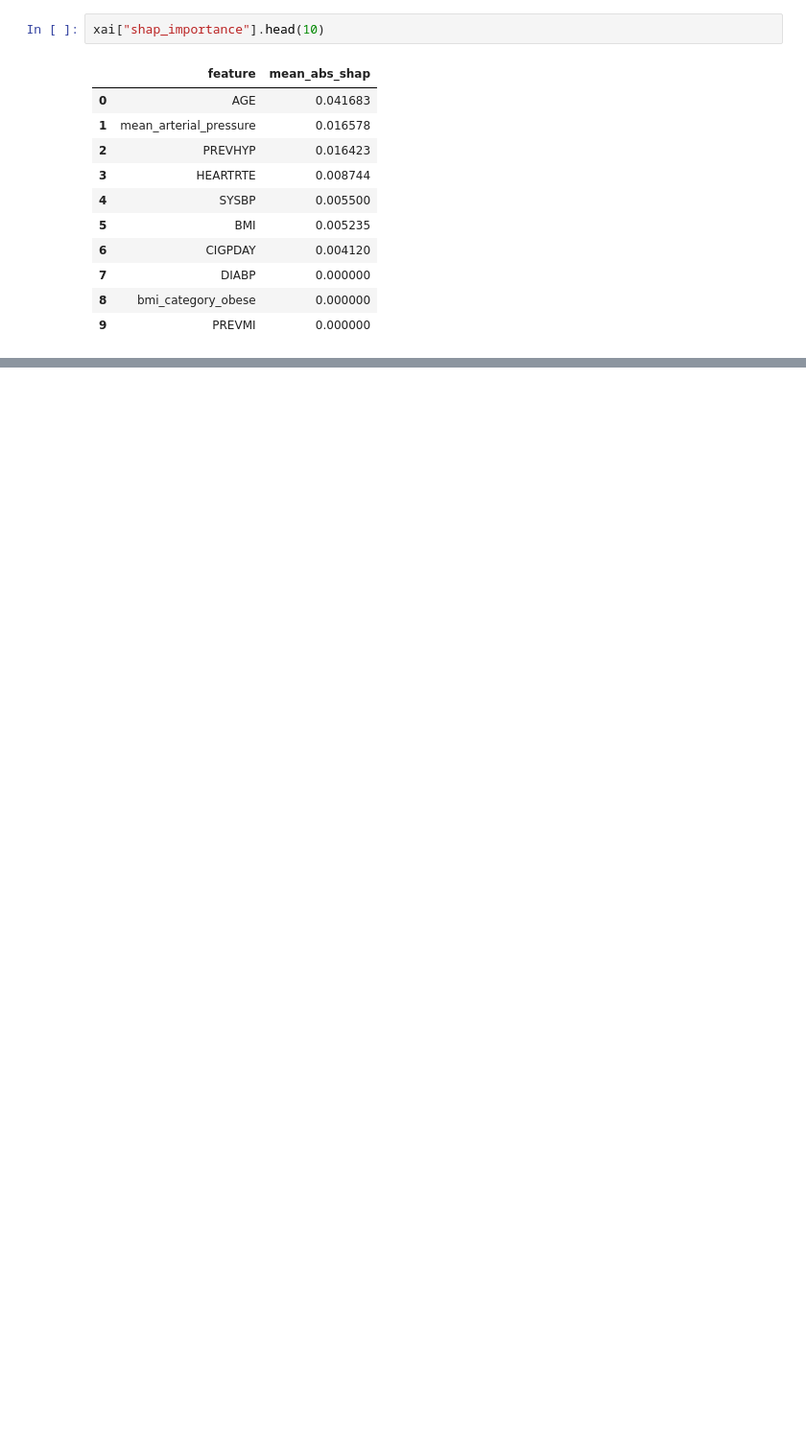
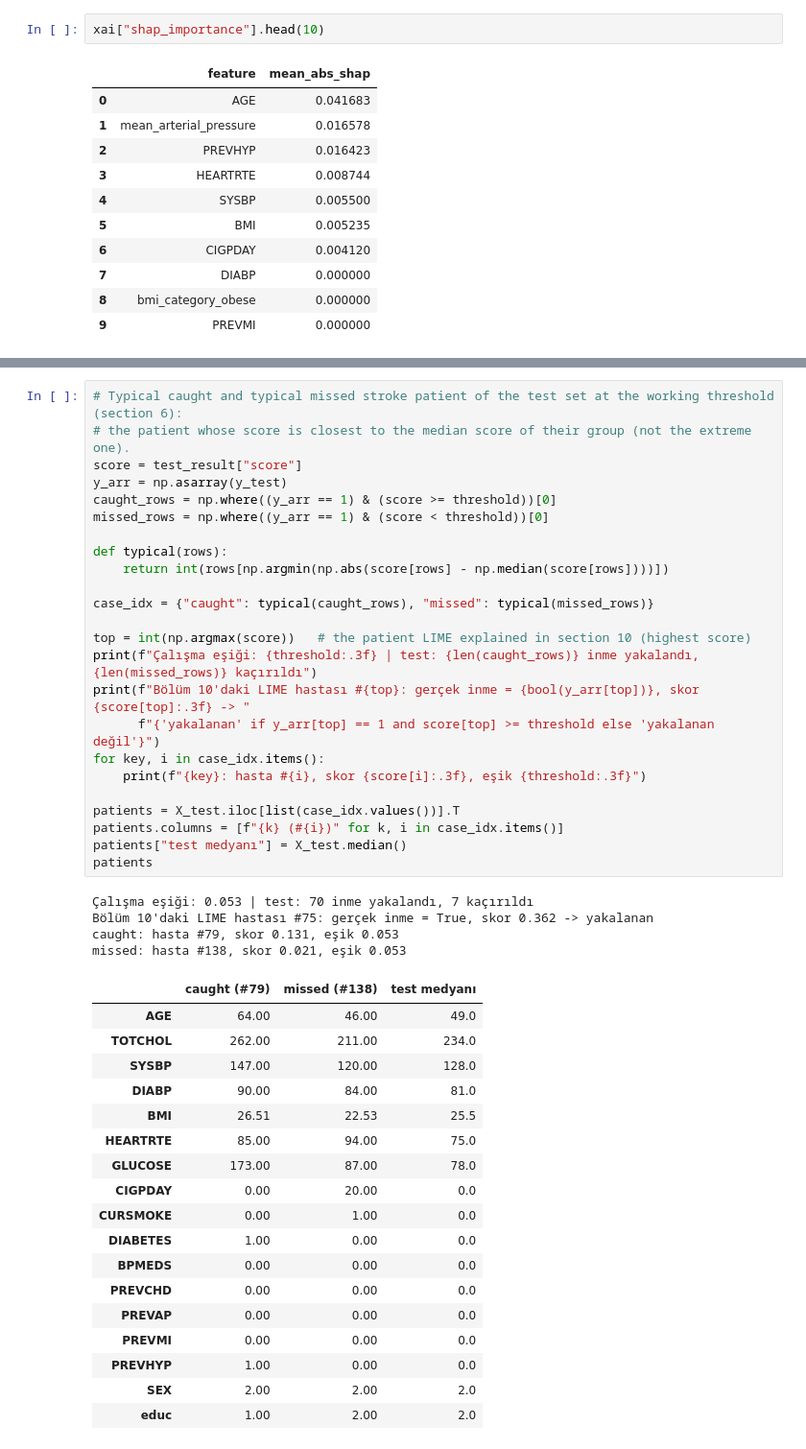
Before and after one commit to Soo-de/stroke_detection_ML, a Jupyter notebook: notebooks/07_model_dt.ipynb, the cells around one changed output, grey strips where cells are left out. Shown at 96% size. Drawn from its saved outputs; the diff is of its cells as text; blank space fills up the shorter version.

```diff
--- a/notebooks/07_model_dt.ipynb
+++ b/notebooks/07_model_dt.ipynb
@@ -552,0 +558,47 @@ xai["shap_importance"].head(10)
+# %%
+# Typical caught and typical missed stroke patient of the test set at the working threshold (section 6):
+# the patient whose score is closest to the median score of their group (not the extreme one).
+score = test_result["score"]
+y_arr = np.asarray(y_test)
+caught_rows = np.where((y_arr == 1) & (score >= threshold))[0]
+missed_rows = np.where((y_arr == 1) & (score < threshold))[0]
+
+def typical(rows):
+    return int(rows[np.argmin(np.abs(score[rows] - np.median(score[rows])))])
+
+case_idx = {"caught": typical(caught_rows), "missed": typical(missed_rows)}
+
+top = int(np.argmax(score))   # the patient LIME explained in section 10 (highest score)
+print(f"Çalışma eşiği: {threshold:.3f} | test: {len(caught_rows)} inme yakalandı, {len(missed_rows)} kaçırıldı")
+print(f"Bölüm 10'daki LIME hastası #{top}: gerçek inme = {bool(y_arr[top])}, skor {score[top]:.3f} -> "
+      f"{'yakalanan' if y_arr[top] == 1 and score[top] >= threshold else 'yakalanan değil'}")
+for key, i in case_idx.items():
+    print(f"{key}: hasta #{i}, skor {score[i]:.3f}, eşik {threshold:.3f}")
+
+patients = X_test.iloc[list(case_idx.values())].T
+patients.columns = [f"{k} (#{i})" for k, i in case_idx.items()]
+patients["test medyanı"] = X_test.median()
+patients
+# %% [output]
+Çalışma eşiği: 0.053 | test: 70 inme yakalandı, 7 kaçırıldı
+Bölüm 10'daki LIME hastası #75: gerçek inme = True, skor 0.362 -> yakalanan
+caught: hasta #79, skor 0.131, eşik 0.053
+missed: hasta #138, skor 0.021, eşik 0.053
+|  | caught (#79) | missed (#138) | test medyanı |
+| AGE | 64.00 | 46.00 | 49.0 |
+| TOTCHOL | 262.00 | 211.00 | 234.0 |
+| SYSBP | 147.00 | 120.00 | 128.0 |
+| DIABP | 90.00 | 84.00 | 81.0 |
+| BMI | 26.51 | 22.53 | 25.5 |
+| HEARTRTE | 85.00 | 94.00 | 75.0 |
+| GLUCOSE | 173.00 | 87.00 | 78.0 |
+| CIGPDAY | 0.00 | 20.00 | 0.0 |
+| CURSMOKE | 0.00 | 1.00 | 0.0 |
+| DIABETES | 1.00 | 0.00 | 0.0 |
+| BPMEDS | 0.00 | 0.00 | 0.0 |
+| PREVCHD | 0.00 | 0.00 | 0.0 |
+| PREVAP | 0.00 | 0.00 | 0.0 |
+| PREVMI | 0.00 | 0.00 | 0.0 |
+| PREVHYP | 1.00 | 0.00 | 0.0 |
+| SEX | 2.00 | 2.00 | 2.0 |
+| educ | 1.00 | 2.00 | 2.0 |
```
Also changed, not shown: parts of 12 cells of this notebook, 2 other files.
